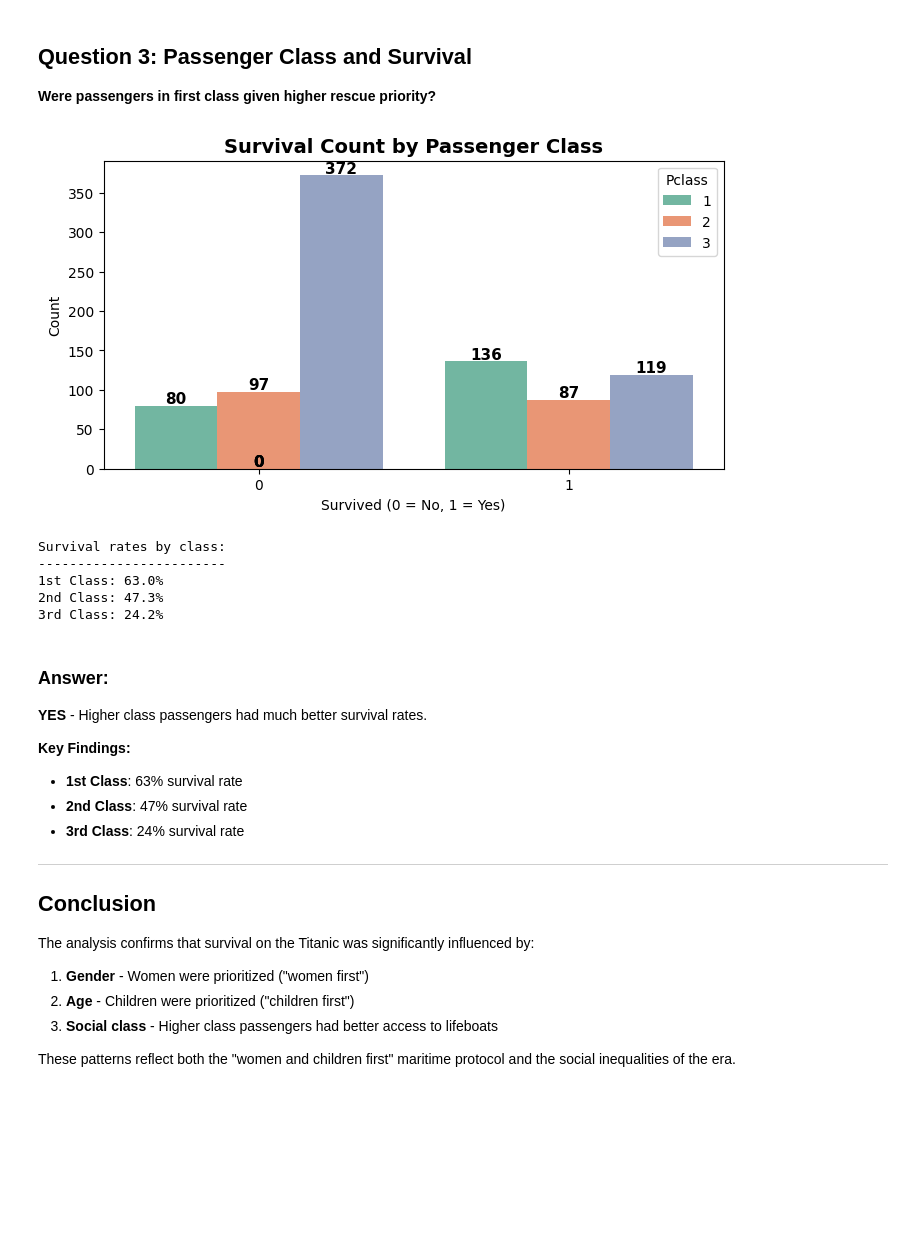
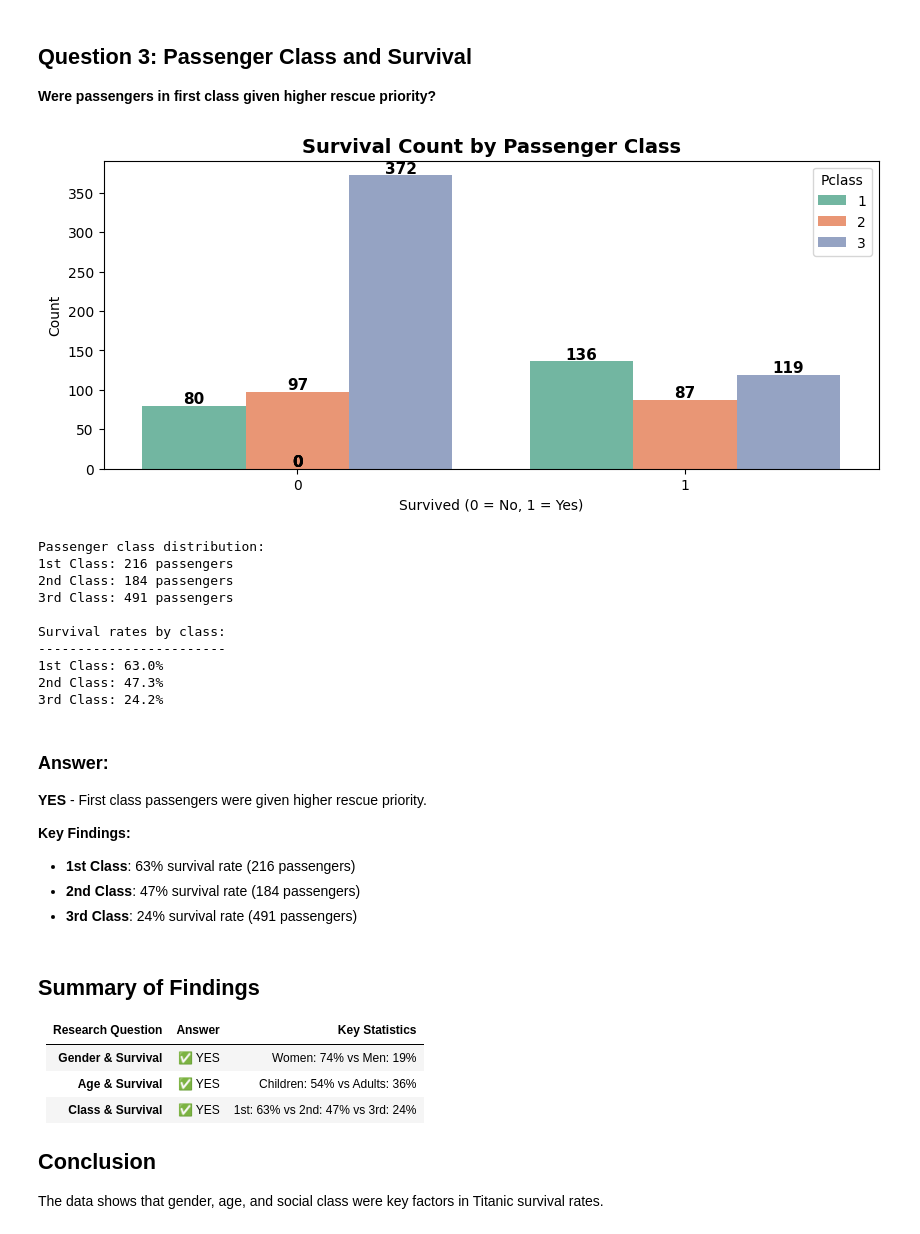
Before and after one commit to chloemaivu/titanic-c2c, a Jupyter notebook: chloe-c2c-titanic.ipynb, the cells around one changed output. Cells and saved outputs as stored; diff of their text form; code cells hidden in the pictures; blank space fills up the shorter version.

```diff
--- a/chloe-c2c-titanic.ipynb
+++ b/chloe-c2c-titanic.ipynb
@@ -168,53 +197,64 @@ This aligns with the "women and children first" evacuation protocol.
 **Were passengers in first class given higher rescue priority?**
 # %%
 # Analyze survival by passenger class
-plt.figure(figsize=(8, 4))
+plt.figure(figsize=(10, 4))
 sns.countplot(data=titanic_data, x='Survived', hue='Pclass', palette='Set2')
 plt.title("Survival Count by Passenger Class", fontsize=14, fontweight='bold')
 plt.xlabel('Survived (0 = No, 1 = Yes)')
 plt.ylabel('Count')
 
 # Add value labels on bars
 for p in plt.gca().patches:
     plt.gca().annotate(f'{int(p.get_height())}',
                       (p.get_x() + p.get_width() / 2., p.get_height()),
                       ha='center', va='center', fontsize=11, fontweight='bold',
                       xytext=(0, 5), textcoords='offset points')
 plt.show()
-
-# Calculate survival rates by class
-survival_by_class = titanic_data.groupby('Pclass')['Survived'].mean()
-class_names = {1: '1st Class', 2: '2nd Class', 3: '3rd Class'}
-
-print("\nSurvival rates by class:")
-print("------------------------")
-for pclass in [1, 2, 3]:
-    rate = survival_by_class[pclass]
-    print(f"{class_names[pclass]}: {rate:.1%}")
 # %% [output]
-[figure, old version]
+[figure, new version]
-Survival rates by class:
-------------------------
-1st Class: 63.0%
-2nd Class: 47.3%
-3rd Class: 24.2%
+# %%
+# Summary statistics
+class_counts = titanic_data['Pclass'].value_counts().sort_index()
+class_names = {1: '1st Class', 2: '2nd Class', 3: '3rd Class'}
+print("Passenger class distribution:")
+for pclass in [1, 2, 3]:
+    print(f"{class_names[pclass]}: {class_counts[pclass]} passengers")
+
+# Calculate survival rates by class
+survival_by_class = titanic_data.groupby('Pclass')['Survived'].mean()
+
+print("\nSurvival rates by class:")
+print("------------------------")
+for pclass in [1, 2, 3]:
+    rate = survival_by_class[pclass]
+    print(f"{class_names[pclass]}: {rate:.1%}")
+# %% [output]
+Passenger class distribution:
+1st Class: 216 passengers
+2nd Class: 184 passengers
+3rd Class: 491 passengers
+
+Survival rates by class:
+------------------------
+1st Class: 63.0%
+2nd Class: 47.3%
+3rd Class: 24.2%
 # %% [markdown]
 ### Answer:
-**YES** - Higher class passengers had much better survival rates.
+**YES** - First class passengers were given higher rescue priority.
 
 **Key Findings:**
-- **1st Class**: 63% survival rate
-- **2nd Class**: 47% survival rate
-- **3rd Class**: 24% survival rate
-
----
-
-## Conclusion
-
-The analysis confirms that survival on the Titanic was significantly influenced by:
-
-1. **Gender** - Women were prioritized ("women first")
-2. **Age** - Children were prioritized ("children first")
-3. **Social class** - Higher class passengers had better access to lifeboats
-
-These patterns reflect both the "women and children first" maritime protocol and the social inequalities of the era.
+- **1st Class**: 63% survival rate (216 passengers)
+- **2nd Class**: 47% survival rate (184 passengers)
+- **3rd Class**: 24% survival rate (491 passengers)
+# %% [markdown]
+## Summary of Findings
+
+| Research Question | Answer | Key Statistics |
+|-------------------|--------|--------------|
+| **Gender & Survival** | ✅ YES | Women: 74% vs Men: 19% |
+| **Age & Survival** | ✅ YES | Children: 54% vs Adults: 36% |
+| **Class & Survival** | ✅ YES | 1st: 63% vs 2nd: 47% vs 3rd: 24% |
+
+## Conclusion
+The data shows that gender, age, and social class were key factors in Titanic survival rates.
```
Also changed, not shown: parts of 9 cells of this notebook.
